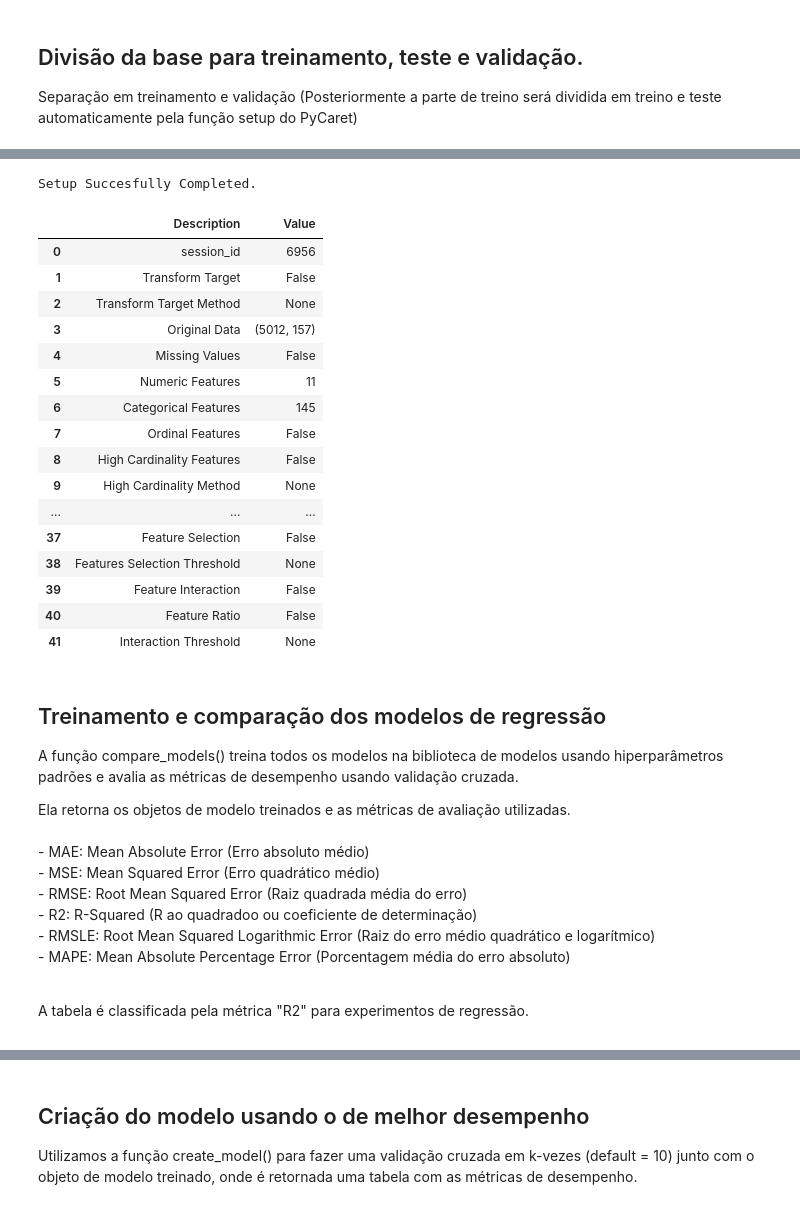
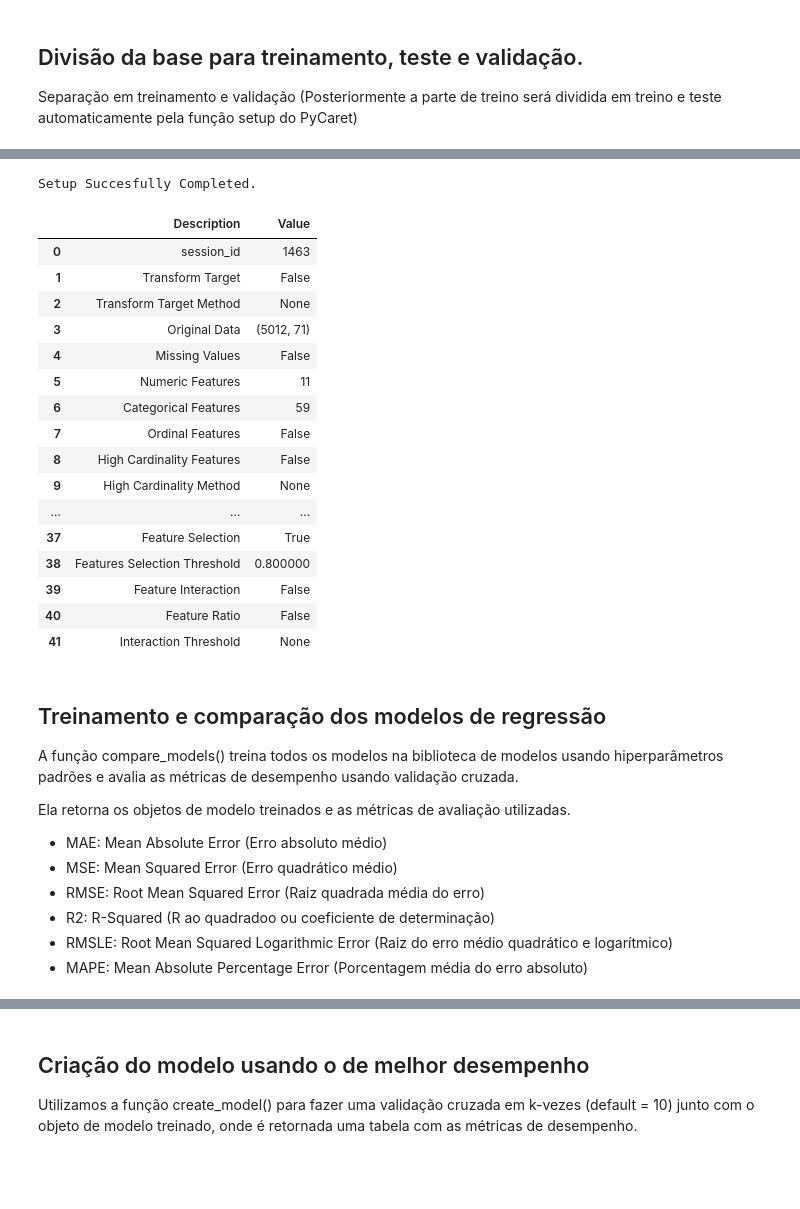
Before and after one commit to edsonpiresnunes/Euroscore, a Jupyter notebook: Euroscore.ipynb, the cells around one changed output, grey strips where cells are left out. Drawn from its saved outputs; the diff is of its cells as text; code cells hidden in the pictures; blank space fills up the shorter version.

```diff
--- a/Euroscore.ipynb
+++ b/Euroscore.ipynb
@@ -28,9 +20,12 @@ O <b>Pandas Profiling</b> é uma ferramenta que gera um relatório html com info
 # %%
 import pandas as pd
+import numpy as np
 import os.path
 from sklearn.model_selection import train_test_split
 import pandas_profiling
 from pycaret.regression import *
 from pycaret.utils import check_metric
+from sklearn.preprocessing import OneHotEncoder
+pd.set_option('display.max_columns', None)
 # %% [markdown]
 ## Definição das funções
@@ -187,21 +159,28 @@ A função de setup realiza inferências sobre os dados e executa várias tarefa
 # %%
-exp_reg = setup(data_train, train_size = 0.7, target="es2")
+exp_reg = setup(data_train,
+    train_size=0.7,
+    target="es2",
+    feature_selection=True,
+    feature_selection_threshold=0.8,
+    remove_multicollinearity=True,
+    multicollinearity_threshold=0.9,
+    silent=True)
 # %% [output]
 Setup Succesfully Completed.
 |  | Description | Value |
-| 0 | session_id | 6956 |
+| 0 | session_id | 1463 |
 | 1 | Transform Target | False |
 | 2 | Transform Target Method | None |
-| 3 | Original Data | (5012, 157) |
+| 3 | Original Data | (5012, 71) |
 | 4 | Missing Values | False |
 | 5 | Numeric Features | 11 |
-| 6 | Categorical Features | 145 |
+| 6 | Categorical Features | 59 |
 | 7 | Ordinal Features | False |
 | 8 | High Cardinality Features | False |
 | 9 | High Cardinality Method | None |
 | ... | ... | ... |
-| 37 | Feature Selection | False |
-| 38 | Features Selection Threshold | None |
+| 37 | Feature Selection | True |
+| 38 | Features Selection Threshold | 0.800000 |
 | 39 | Feature Interaction | False |
 | 40 | Feature Ratio | False |
 | 41 | Interaction Threshold | None |
@@ -210,14 +193,11 @@ Setup Succesfully Completed.
 
 A função compare_models() treina todos os modelos na biblioteca de modelos usando hiperparâmetros padrões e avalia as métricas de desempenho usando validação cruzada.
 
-<p>Ela retorna os objetos de modelo treinados e as métricas de avaliação utilizadas.
-<br>
-<br>- MAE: Mean Absolute Error (Erro absoluto médio)
-<br>- MSE: Mean Squared Error (Erro quadrático médio)
-<br>- RMSE: Root Mean Squared Error (Raiz quadrada média do erro)
-<br>- R2: R-Squared (R ao quadradoo ou coeficiente de determinação)
-<br>- RMSLE: Root Mean Squared Logarithmic Error (Raiz do erro médio quadrático e logarítmico)
-<br>- MAPE: Mean Absolute Percentage Error (Porcentagem média do erro absoluto)
-
-<br>A tabela é classificada pela métrica "R2" para experimentos de regressão.
+Ela retorna os objetos de modelo treinados e as métricas de avaliação utilizadas.
+- MAE: Mean Absolute Error (Erro absoluto médio)
+- MSE: Mean Squared Error (Erro quadrático médio)
+- RMSE: Root Mean Squared Error (Raiz quadrada média do erro)
+- R2: R-Squared (R ao quadradoo ou coeficiente de determinação)
+- RMSLE: Root Mean Squared Logarithmic Error (Raiz do erro médio quadrático e logarítmico)
+- MAPE: Mean Absolute Percentage Error (Porcentagem média do erro absoluto)
 # %%
```
Also changed, not shown: parts of 37 cells of this notebook, 17 other files.
